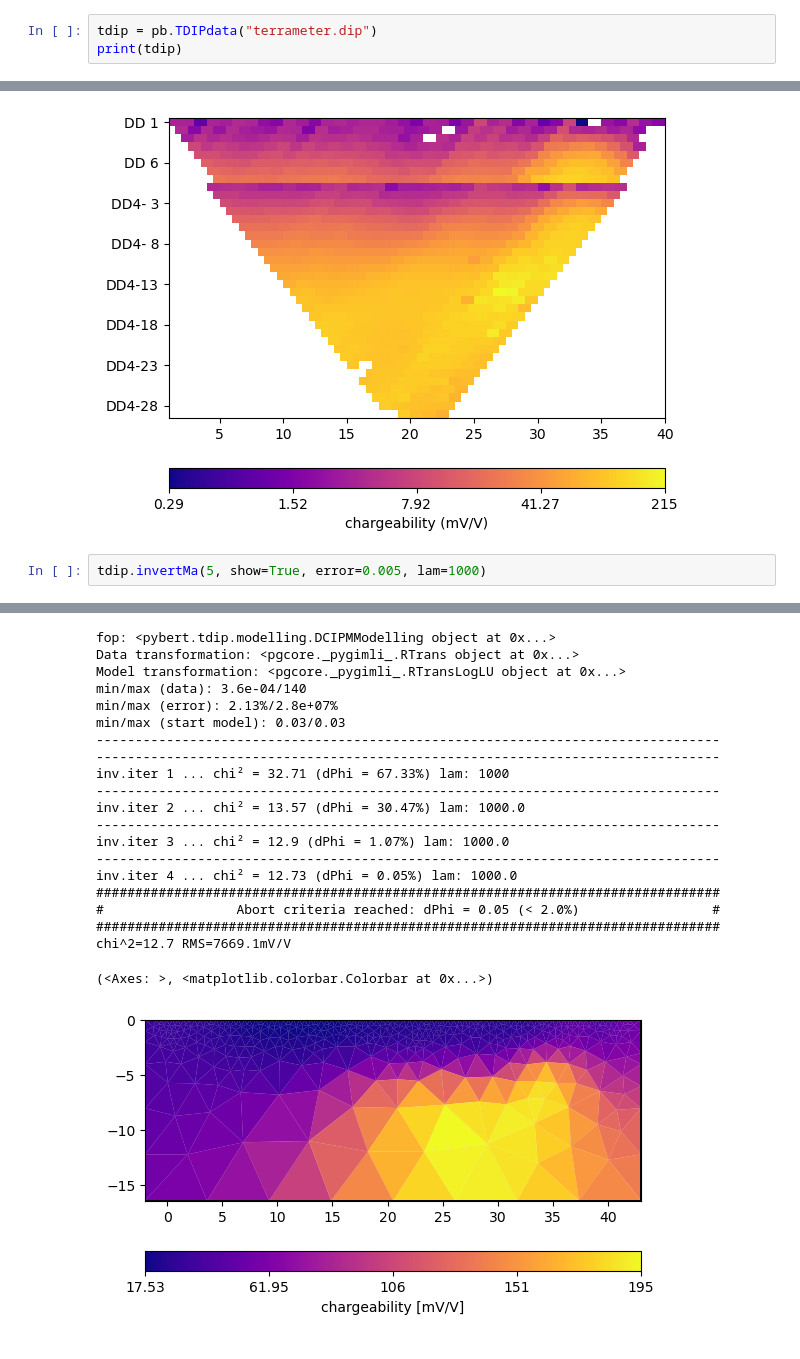
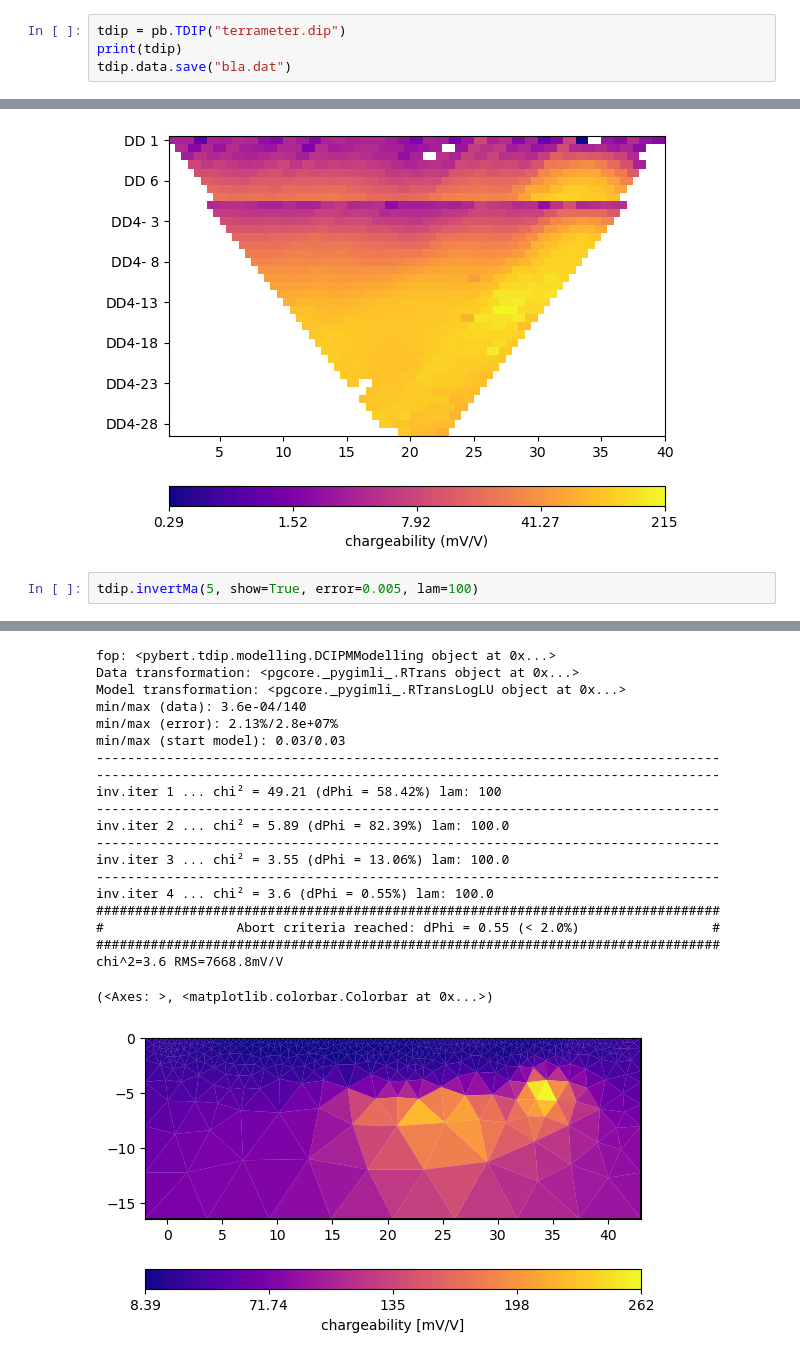
Before and after one commit to halbmy/pyGIMLi-workshop, a Jupyter notebook: 4_TDIP/invertTDIPfielddata.ipynb, the cells around one changed output, grey strips where cells are left out. Saved outputs shown, nothing was run; the diff lists cells and outputs as text.

```diff
--- a/4_TDIP/invertTDIPfielddata.ipynb
+++ b/4_TDIP/invertTDIPfielddata.ipynb
@@ -1,8 +1,9 @@
 # %%
 import pybert as pb
 # %%
-tdip = pb.TDIPdata("terrameter.dip")
+tdip = pb.TDIP("terrameter.dip")
 print(tdip)
+tdip.data.save("bla.dat")
 # %% [output]
 835 (25, 835)
 TDIP data: Data: Electrodes: 42 data: 835 nt=25
@@ -82,5 +87,5 @@ tdip.showMa(5)
 (<Axes: >, <matplotlib.colorbar.Colorbar at 0x...>)
 [figure]
 # %%
-tdip.invertMa(5, show=True, error=0.005, lam=1000)
+tdip.invertMa(5, show=True, error=0.005, lam=100)
 # %% [output]
@@ -90,21 +95,21 @@ tdip.invertMa(5, show=True, error=0.005, lam=1000)
 fop: <pybert.tdip.modelling.DCIPMModelling object at 0x...>
 Data transformation: <pgcore._pygimli_.RTrans object at 0x...>
 Model transformation: <pgcore._pygimli_.RTransLogLU object at 0x...>
 min/max (data): 3.6e-04/140
 min/max (error): 2.13%/2.8e+07%
 min/max (start model): 0.03/0.03
 --------------------------------------------------------------------------------
 --------------------------------------------------------------------------------
-inv.iter 1 ... chi² = 32.71 (dPhi = 67.33%) lam: 1000
+inv.iter 1 ... chi² = 49.21 (dPhi = 58.42%) lam: 100
 --------------------------------------------------------------------------------
-inv.iter 2 ... chi² = 13.57 (dPhi = 30.47%) lam: 1000.0
+inv.iter 2 ... chi² = 5.89 (dPhi = 82.39%) lam: 100.0
 --------------------------------------------------------------------------------
-inv.iter 3 ... chi² = 12.9 (dPhi = 1.07%) lam: 1000.0
+inv.iter 3 ... chi² = 3.55 (dPhi = 13.06%) lam: 100.0
 --------------------------------------------------------------------------------
-inv.iter 4 ... chi² = 12.73 (dPhi = 0.05%) lam: 1000.0
+inv.iter 4 ... chi² = 3.6 (dPhi = 0.55%) lam: 100.0
 ################################################################################
-#                 Abort criteria reached: dPhi = 0.05 (< 2.0%)                 #
+#                 Abort criteria reached: dPhi = 0.55 (< 2.0%)                 #
 ################################################################################
-chi^2=12.7 RMS=7669.1mV/V
+chi^2=3.6 RMS=7668.8mV/V
 (<Axes: >, <matplotlib.colorbar.Colorbar at 0x...>)
-[figure, old version]
+[figure, new version]
```
Also changed, not shown: parts of 13 cells of this notebook, 7 other files.
